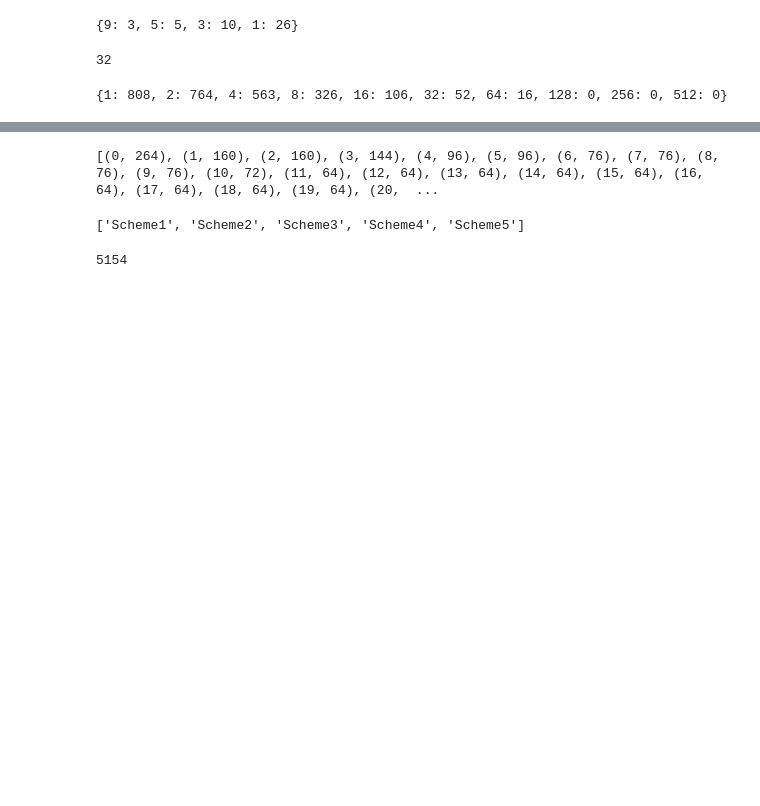
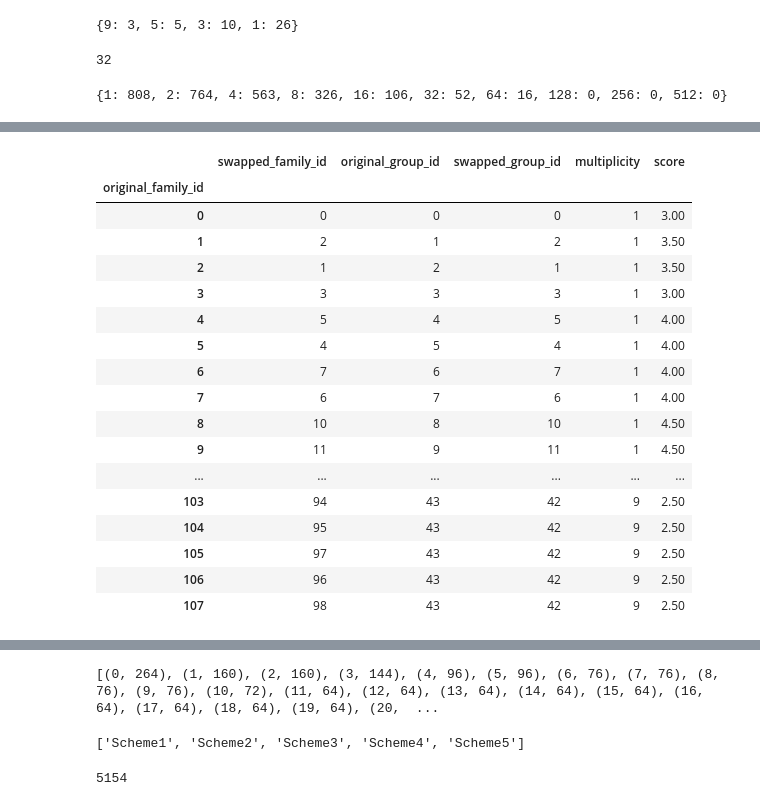
Before and after one commit to RC2630/surnames, a Jupyter notebook: analysis.ipynb, the cells around one changed output, grey strips where cells are left out. Cells and saved outputs as stored; diff of their text form; code cells hidden in the pictures; blank space fills up the shorter version.

```diff
--- a/analysis.ipynb
+++ b/analysis.ipynb
@@ -191,0 +174,46 @@ odd_df.groupby(score_columns).multiplicity.count().reset_index().sort_values("mu
+# %%
+from helpers.pandas_util import *
+
+class GenderSwapRow(NamedTuple):
+    swapped_family_id: int
+    original_group_id: int
+    swapped_group_id: int
+    multiplicity: int
+    score: float
+
+families: list[Family] = import_families_from_dataframe(odd_df)
+gender_swap_data: list[GenderSwapRow] = []
+
+for i, family in enumerate(families):
+    swapped_family_id: int = families.index(family.gender_swap())
+    original_group_id: int = odd_df.loc[i, "group_id"].item() # type: ignore
+    swapped_group_id: int = odd_df.loc[swapped_family_id, "group_id"].item() # type: ignore
+    multiplicity: int = groups_df.loc[original_group_id, "multiplicity"].item() # type: ignore
+    assert multiplicity == groups_df.loc[swapped_group_id, "multiplicity"].item() # type: ignore
+    score: float = groups_df.loc[original_group_id, "score"].item() # type: ignore
+    assert score == groups_df.loc[swapped_group_id, "score"].item() # type: ignore
+    gender_swap_data.append(GenderSwapRow(swapped_family_id, original_group_id, swapped_group_id, multiplicity, score))
+
+gender_swap_df = build_df_from_named_tuples(gender_swap_data)
+gender_swap_df.index.rename("original_family_id", inplace = True)
+
+gender_swap_df
+# %% [output]
+|  | swapped_family_id | original_group_id | swapped_group_id | multiplicity | score |
+| original_family_id |  |  |  |  |  |
+| 0 | 0 | 0 | 0 | 1 | 3.00 |
+| 1 | 2 | 1 | 2 | 1 | 3.50 |
+| 2 | 1 | 2 | 1 | 1 | 3.50 |
+| 3 | 3 | 3 | 3 | 1 | 3.00 |
+| 4 | 5 | 4 | 5 | 1 | 4.00 |
+| 5 | 4 | 5 | 4 | 1 | 4.00 |
+| 6 | 7 | 6 | 7 | 1 | 4.00 |
+| 7 | 6 | 7 | 6 | 1 | 4.00 |
+| 8 | 10 | 8 | 10 | 1 | 4.50 |
+| 9 | 11 | 9 | 11 | 1 | 4.50 |
+| ... | ... | ... | ... | ... | ... |
+| 103 | 94 | 43 | 42 | 9 | 2.50 |
+| 104 | 95 | 43 | 42 | 9 | 2.50 |
+| 105 | 97 | 43 | 42 | 9 | 2.50 |
+| 106 | 96 | 43 | 42 | 9 | 2.50 |
+| 107 | 98 | 43 | 42 | 9 | 2.50 |
```
Also changed, not shown: parts of 9 cells of this notebook, 5 other files.
